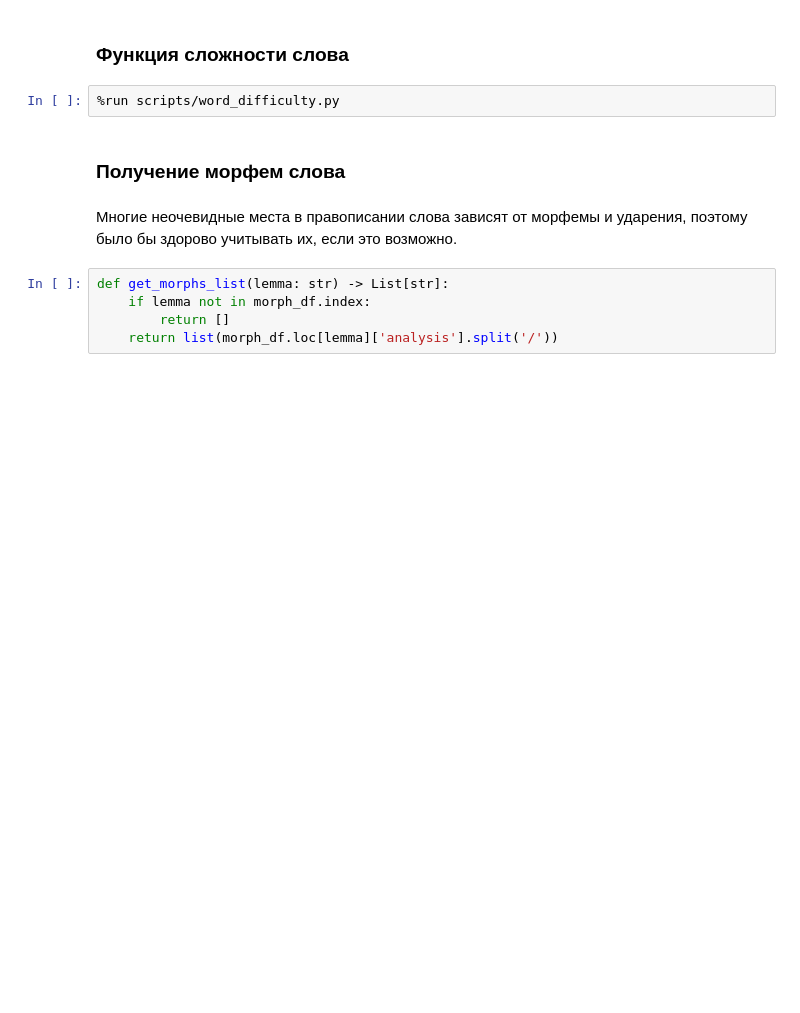
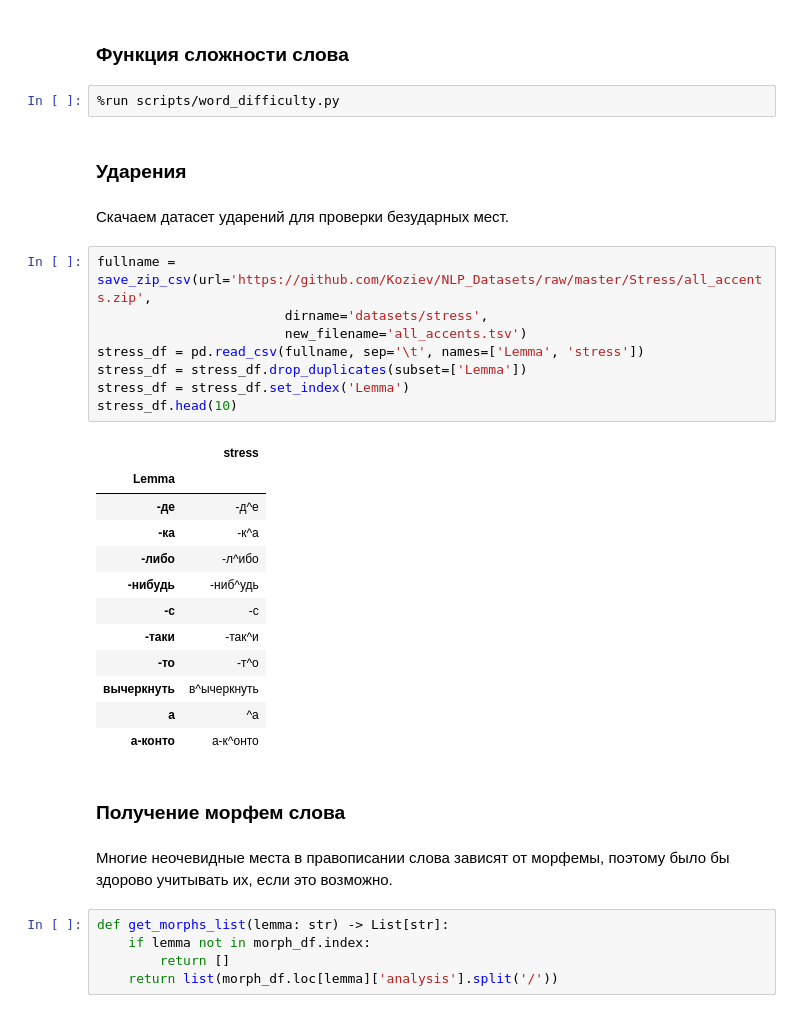
Before and after one commit to NanamyYu/grammarzeka, a Jupyter notebook: labs/create_distortions.ipynb, the cells around one changed output. Saved outputs shown, nothing was run; the diff lists cells and outputs as text; blank space fills up the shorter version.

```diff
--- a/labs/create_distortions.ipynb
+++ b/labs/create_distortions.ipynb
@@ -4,10 +4,35 @@
 ### Функция сложности слова
 # %%
 %run scripts/word_difficulty.py
+# %% [markdown]
+### Ударения
+# %% [markdown]
+Скачаем датасет ударений для проверки безударных мест.
+# %%
+fullname = save_zip_csv(url='https://github.com/Koziev/NLP_Datasets/raw/master/Stress/all_accents.zip',
+                        dirname='datasets/stress',
+                        new_filename='all_accents.tsv')
+stress_df = pd.read_csv(fullname, sep='\t', names=['Lemma', 'stress'])
+stress_df = stress_df.drop_duplicates(subset=['Lemma'])
+stress_df = stress_df.set_index('Lemma')
+stress_df.head(10)
+# %% [output]
+|  | stress |
+| Lemma |  |
+| -де | -д^е |
+| -ка | -к^а |
+| -либо | -л^ибо |
+| -нибудь | -ниб^удь |
+| -с | -с |
+| -таки | -так^и |
+| -то | -т^о |
+| ­вычеркнуть | ­в^ычеркнуть |
+| а | ^а |
+| а-конто | а-к^онто |
 # %% [markdown]
 ### Получение морфем слова
 # %% [markdown]
-Многие неочевидные места в правописании слова зависят от морфемы и ударения, поэтому было бы здорово учитывать их, если это возможно.
+Многие неочевидные места в правописании слова зависят от морфемы, поэтому было бы здорово учитывать их, если это возможно.
 # %%
 def get_morphs_list(lemma: str) -> List[str]:
     if lemma not in morph_df.index:
```
Also changed, not shown: parts of 41 cells of this notebook, 5 other files.
